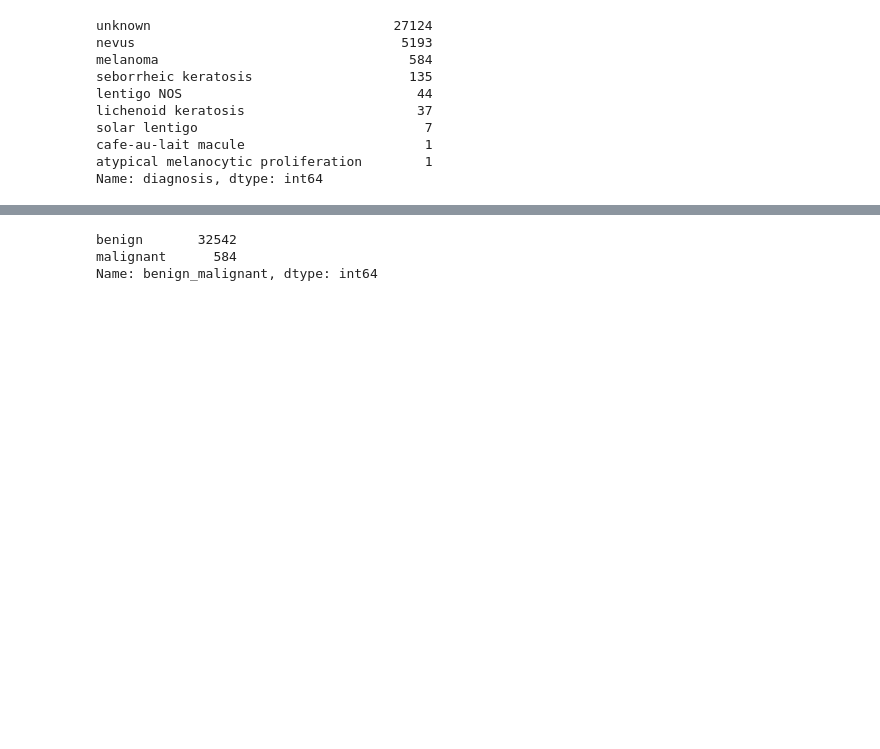
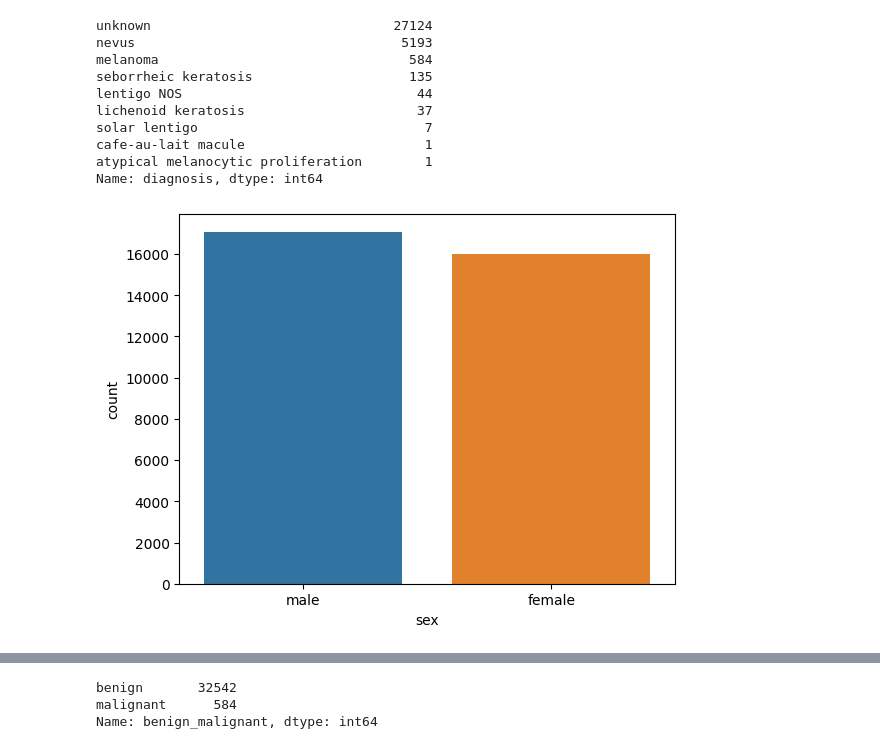
Before and after one commit to Check-Your-Skin/checkyourskin-ml_model, a Jupyter notebook: ISIC_SIIM.ipynb, the cells around one changed output, grey strips where cells are left out. Cells and saved outputs as stored; diff of their text form; code cells hidden in the pictures; blank space fills up the shorter version.

```diff
--- a/ISIC_SIIM.ipynb
+++ b/ISIC_SIIM.ipynb
@@ -56,3 +57,8 @@ solar lentigo                             7
 cafe-au-lait macule                       1
 atypical melanocytic proliferation        1
 Name: diagnosis, dtype: int64
+# %%
+res = sns.countplot(x=df['sex'])
+plt.show()
+# %% [output]
+[figure, added]
```
Also changed, not shown: parts of 7 cells of this notebook.
